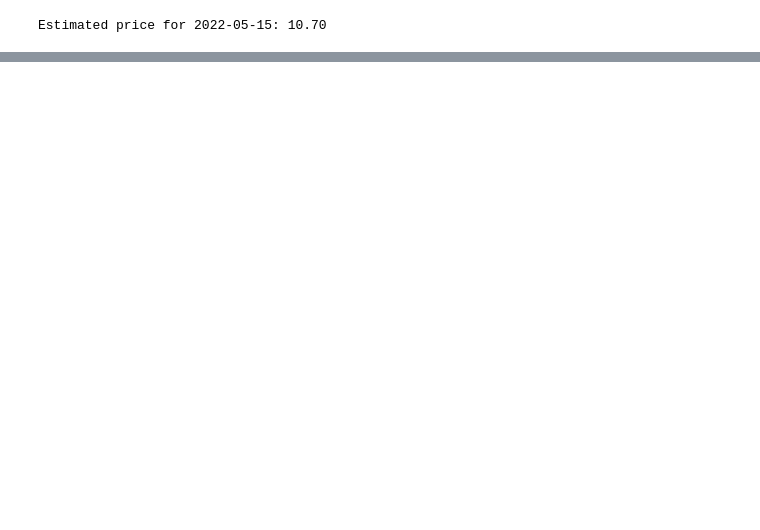
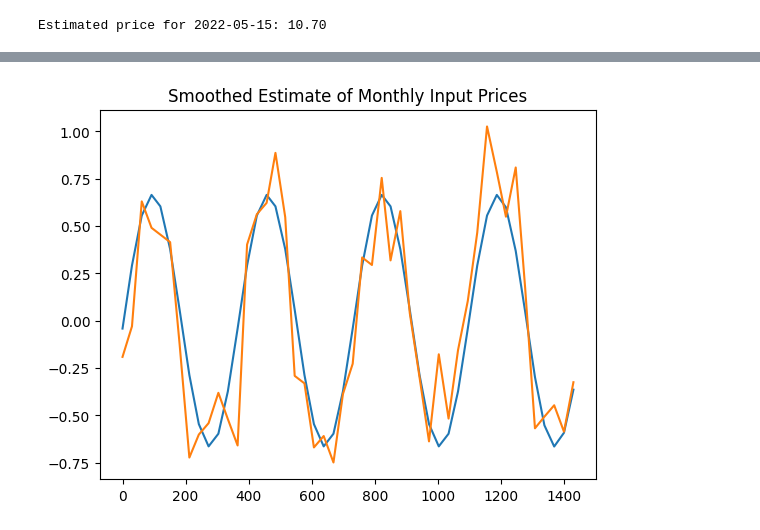
Before and after one commit to Waltberry/JPMorgan_Chase, a Jupyter notebook: Quantitative Research/Task 1/gas_price_analysis.ipynb, the cells around one changed output, grey strips where cells are left out. Saved outputs shown, nothing was run; the diff lists cells and outputs as text; code cells hidden in the pictures; blank space fills up the shorter version.

```diff
--- a/Quantitative Research/Task 1/gas_price_analysis.ipynb
+++ b/Quantitative Research/Task 1/gas_price_analysis.ipynb
@@ -36,0 +115,28 @@ Estimated price for 2022-05-15: 10.70
+# %%
+# Remove the trend from the prices
+sin_prices = prices - (time * slope + intercept)
+
+# Calculate sin and cos components
+sin_time = np.sin(time * 2 * np.pi / 365)
+cos_time = np.cos(time * 2 * np.pi / 365)
+
+# Bilinear regression function
+def bilinear_regression(y, x1, x2):
+    slope1 = np.sum(y * x1) / np.sum(x1 ** 2)
+    slope2 = np.sum(y * x2) / np.sum(x2 ** 2)
+    return slope1, slope2
+
+# Perform bilinear regression
+slope1, slope2 = bilinear_regression(sin_prices, sin_time, cos_time)
+
+# Calculate amplitude and phase shift
+amplitude = np.sqrt(slope1 ** 2 + slope2 ** 2)
+shift = np.arctan2(slope2, slope1)
+
+# Plot smoothed estimate of full dataset
+plt.plot(time, amplitude * np.sin(time * 2 * np.pi / 365 + shift))
+plt.plot(time, sin_prices)
+plt.title('Smoothed Estimate of Monthly Input Prices')
+plt.show()
+# %% [output]
+[figure, added]
```
Also changed, not shown: parts of 19 cells of this notebook, 1 other file.
